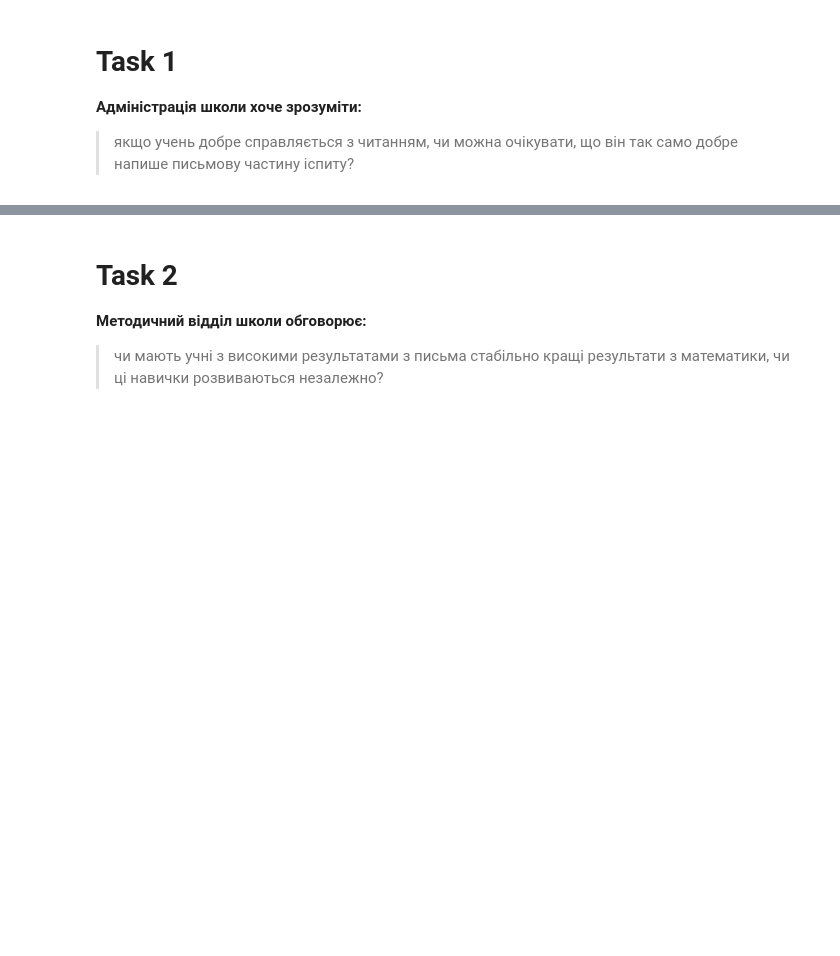
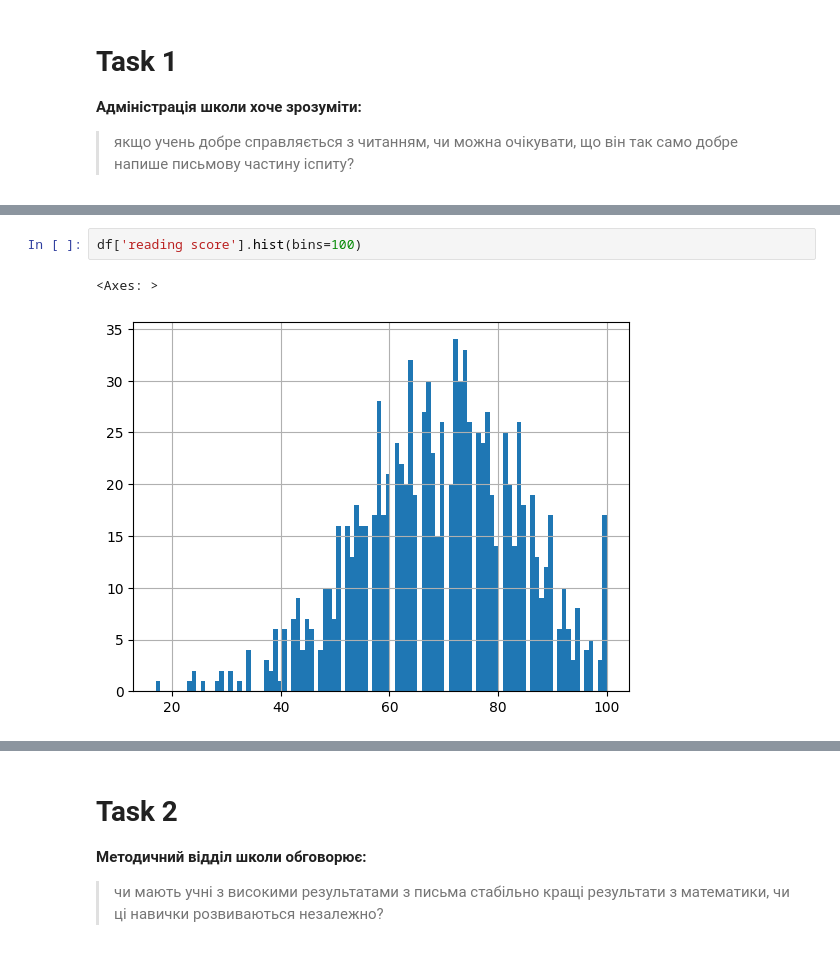
Before and after one commit to cpython-projects/python_da_17_03_26, a Jupyter notebook: lesson_17_hw.ipynb, the cells around one changed output, grey strips where cells are left out. Cells and saved outputs as stored; diff of their text form; blank space fills up the shorter version.

```diff
--- a/lesson_17_hw.ipynb
+++ b/lesson_17_hw.ipynb
@@ -24,0 +96,5 @@
+# %%
+df['reading score'].hist(bins=100)
+# %% [output]
+<Axes: >
+[figure, added]
```
Also changed, not shown: parts of 30 cells of this notebook.
